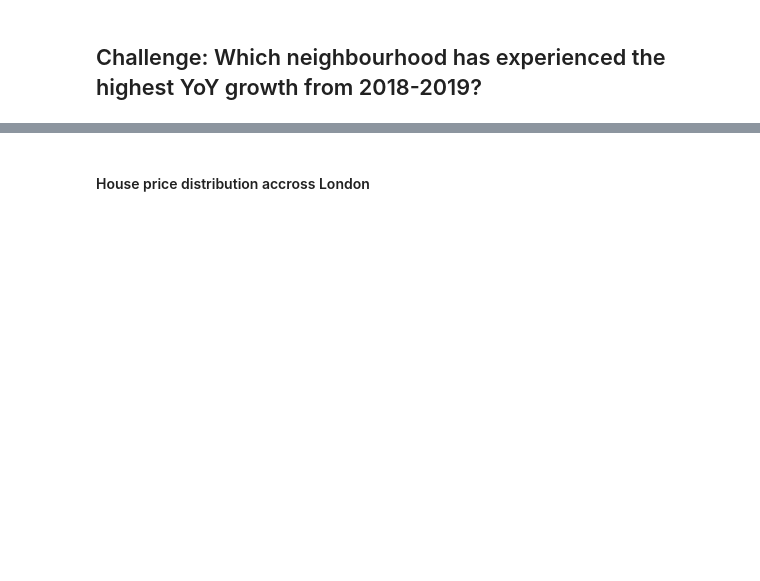
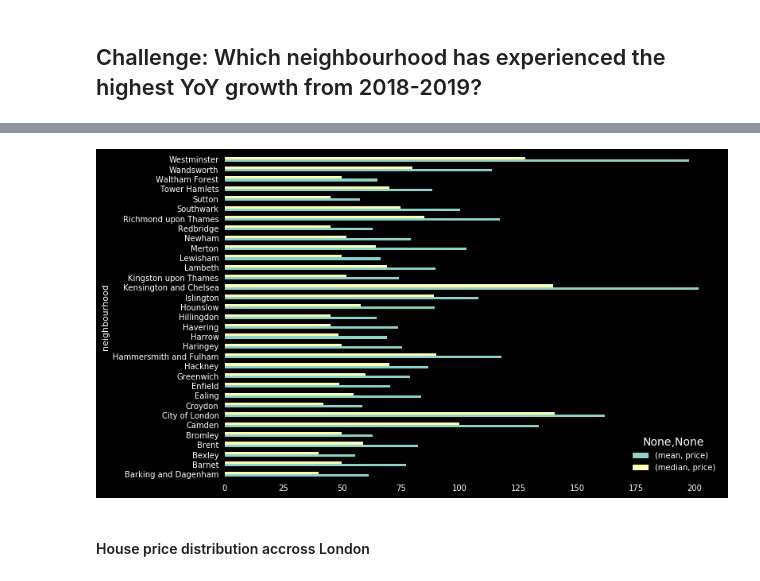
Before and after one commit to MrRutledge/Opendata_Hackathon, a Jupyter notebook: AirBnb/Storytelling/AirBnB_DataAnalysis_Ldn.ipynb, the cells around one changed output, grey strips where cells are left out. Cells and saved outputs as stored; diff of their text form; code cells hidden in the pictures; blank space fills up the shorter version.

```diff
--- a/AirBnb/Storytelling/AirBnB_DataAnalysis_Ldn.ipynb
+++ b/AirBnb/Storytelling/AirBnB_DataAnalysis_Ldn.ipynb
@@ -263,3 +383,9 @@ listings.price.
+# %%
+
+listings.pivot_table(index=['neighbourhood'], values=['price'], aggfunc=['mean','median']).plot(kind='barh', figsize=(10,7))
+plt.grid(False)
+# %% [output]
+[figure, added]
 # %% [markdown]
 #### House price distribution accross London
 # %%
```
Also changed, not shown: parts of 34 cells of this notebook.
